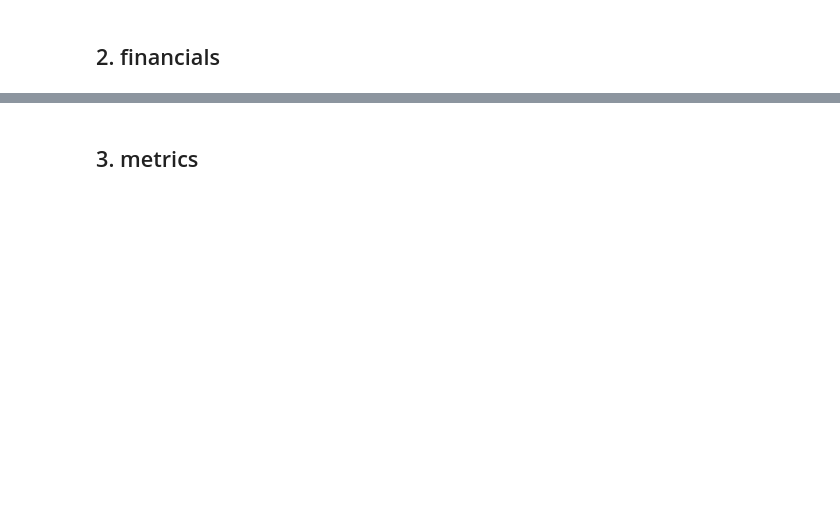
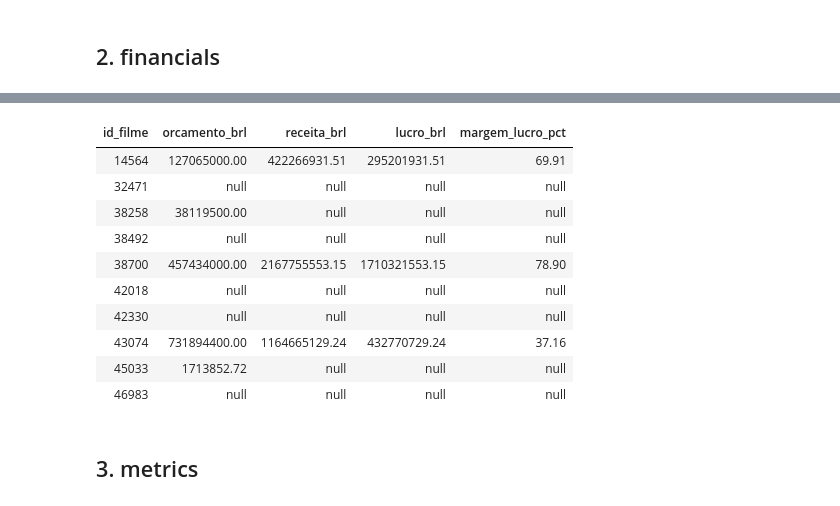
Before and after one commit to ErikaHacimoto/RL_Dados_2026_A2, a Jupyter notebook: Bronze_to_Silver.ipynb, the cells around one changed output, grey strips where cells are left out. Drawn from its saved outputs; the diff is of its cells as text; code cells hidden in the pictures; blank space fills up the shorter version.

```diff
--- a/Bronze_to_Silver.ipynb
+++ b/Bronze_to_Silver.ipynb
@@ -154,2 +153,83 @@ display(df_silver_info.limit(10))
 # %% [markdown]
 ## 2. financials
+# %%
+df_bronze_financials = spark.table(f"{bronze_schema}.financials")
+
+df_dolar_october_raw = spark.table(f"{bronze_schema}.dolar_october")
+
+w_dolar = Window.partitionBy("cotacao").orderBy(F.col("data_hora").desc())
+dolar_atual = (
+    df_dolar_october_raw
+        .filter(F.col("cotacao").isNotNull())
+        .orderBy(F.col("data_hora").desc())
+        .collect()[0]["cotacao"]
+)
+
+df_silver_financials = (
+    df_bronze_financials
+    .withColumn("_rn", F.row_number().over(window))
+    .filter((F.col("_rn") == 1) & F.col("id").isNotNull())
+    .drop("_rn")
+
+    .withColumn("revenue", F.lower(F.trim(F.col("revenue"))))
+
+    .withColumn("budget",
+        F.when(F.col("budget") == "0", F.lit(None))
+        .when(F.col("budget") == "N/A", F.lit(None))
+        .when(F.col("budget").rlike(r"^\d+(\.\d+)?M$"),
+              (F.regexp_replace(F.col("budget"), "M$", "").cast("decimal(15,2)") * 1000000))
+        .when(F.col("budget").rlike(r"^\d+(\.\d+)?K$"),
+              (F.regexp_replace(F.col("budget"), "K$", "").cast("decimal(15,2)") * 1000))
+        .when(F.col("budget").rlike(r"^\$\s*\d"),
+              F.regexp_replace(F.col("budget"), r"^\$\s*", "").cast("decimal(15,2)"))
+        .when(F.col("budget").rlike(r"^USD\s+\d"),
+              F.regexp_replace(F.col("budget"), r"^USD\s+", "").cast("decimal(15,2)"))
+        .otherwise(F.col("budget").cast("decimal(15,2)"))
+    )
+
+    .withColumn("revenue",
+        F.when(F.col("revenue") == "não informado", F.lit(None))
+        .when(F.col("revenue") == "unknown", F.lit(None))
+        .when(F.col("revenue") == "0", F.lit(None))
+        .otherwise(F.col("revenue").cast("decimal(15,2)"))
+    )
+
+    .withColumnRenamed("id", "id_filme")
+    .withColumnRenamed("budget", "orcamento_usd")
+    .withColumnRenamed("revenue", "receita_usd")
+
+    .withColumnRenamed("orcamento_usd", "orcamento_brl")
+    .withColumnRenamed("receita_usd", "receita_brl")
+
+    .withColumn("orcamento_brl", (F.col("orcamento_brl") * dolar_atual).cast("decimal(15,2)"))
+    .withColumn("receita_brl", (F.col("receita_brl") * dolar_atual).cast("decimal(15,2)"))
+
+    .withColumn("lucro_brl",
+        F.when(F.col("orcamento_brl").isNotNull() & F.col("receita_brl").isNotNull(),
+               F.col("receita_brl") - F.col("orcamento_brl"))
+        .otherwise(F.lit(None))
+    )
+
+    .withColumn(
+        "margem_lucro_pct",
+        F.when(
+            F.col("receita_brl").isNotNull(),
+            F.round((F.col("lucro_brl") / F.col("receita_brl")) * 100, 2),
+        )
+        .otherwise(F.lit(None)),
+    )
+
+    .select("id_filme", "orcamento_brl", "receita_brl", "lucro_brl", "margem_lucro_pct")
+)
+
+dq_check_unique("silver.financials", "id_filme único", df_silver_financials, ["id_filme"])
+dq_check("silver.financials", "id_filme não nulo", df_silver_financials,
+         F.col("id_filme").isNotNull())
+dq_check("silver.financials", "receita em domínio válido", df_silver_financials,
+         F.col("receita_brl").isNotNull())
+
+df_silver_financials.write.format("delta").mode("overwrite").option("overwriteSchema", "true").saveAsTable(f"{silver_schema}.financials")
+
+display(df_bronze_financials.limit(10))
+display(df_silver_financials.limit(10))
+# %% [output]
@@ -156,2 +250,13 @@ display(df_silver_info.limit(10))
+| id_filme | orcamento_brl | receita_brl | lucro_brl | margem_lucro_pct |
+| 14564 | 127065000.00 | 422266931.51 | 295201931.51 | 69.91 |
+| 32471 | null | null | null | null |
+| 38258 | 38119500.00 | null | null | null |
+| 38492 | null | null | null | null |
+| 38700 | 457434000.00 | 2167755553.15 | 1710321553.15 | 78.90 |
+| 42018 | null | null | null | null |
+| 42330 | null | null | null | null |
+| 43074 | 731894400.00 | 1164665129.24 | 432770729.24 | 37.16 |
+| 45033 | 1713852.72 | null | null | null |
+| 46983 | null | null | null | null |
 # %% [markdown]
 ## 3. metrics
```
Also changed, not shown: parts of 8 cells of this notebook.
